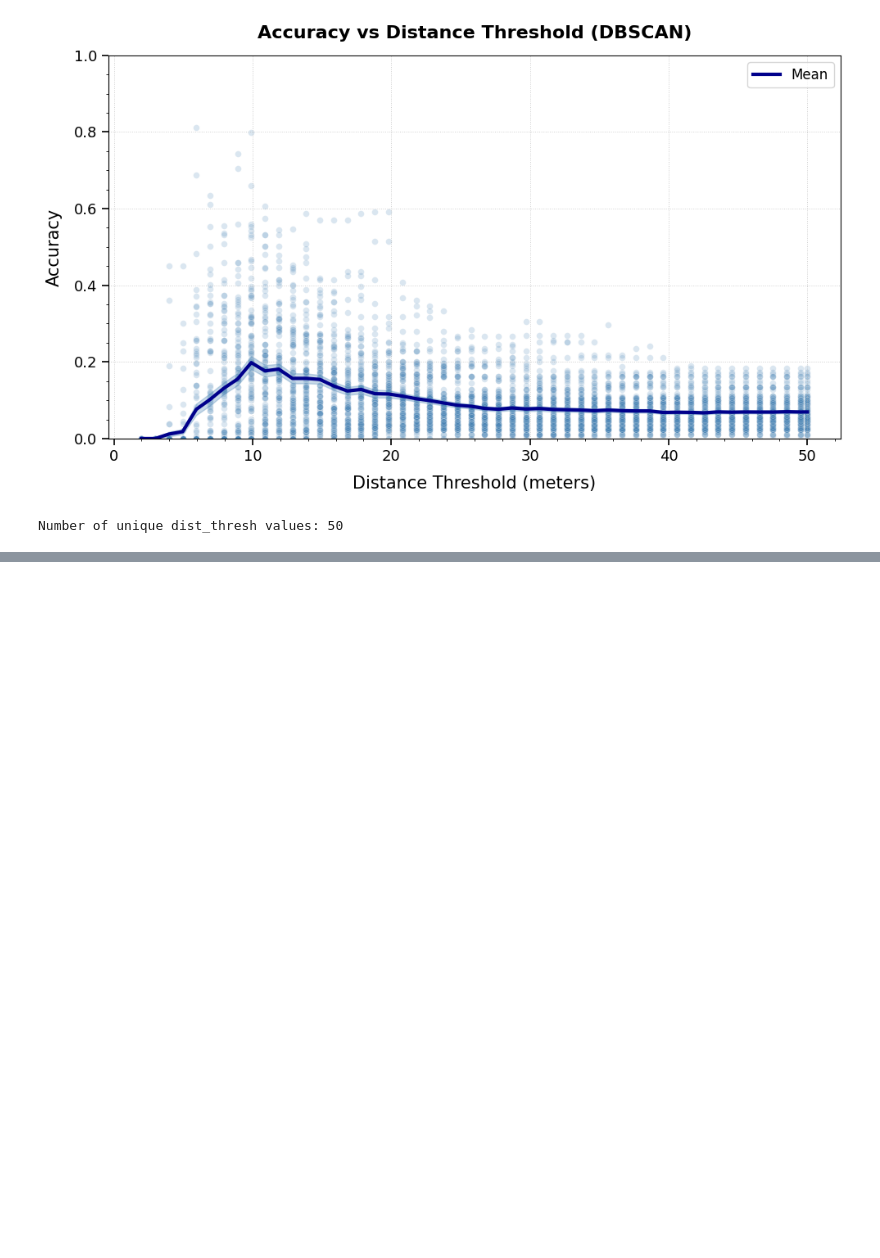
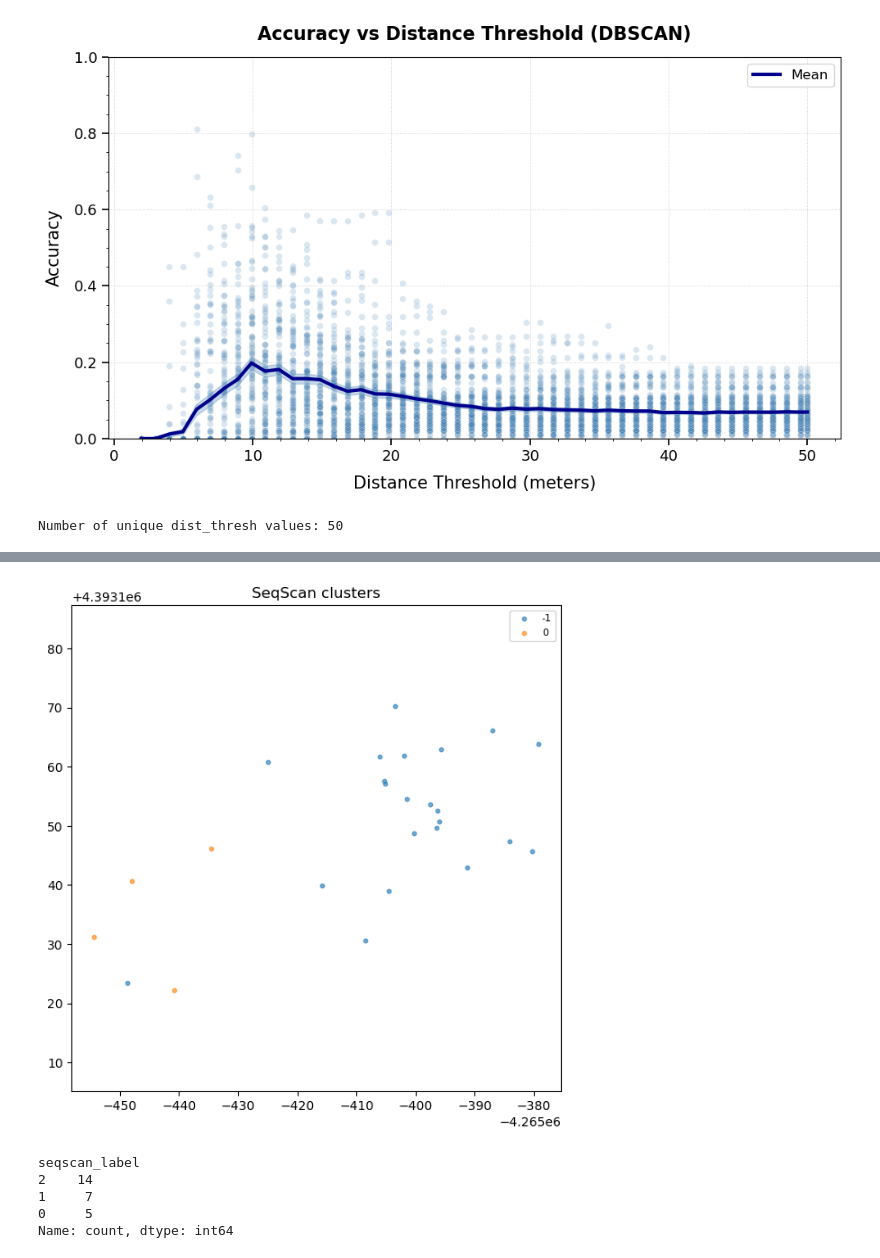
Before and after one commit to Watts-Lab/nomad, a Jupyter notebook: examples/research/robustness-of-algorithms/dist_thresh_vs_acc_exp.ipynb, the cells around one changed output, grey strips where cells are left out. Drawn from its saved outputs; the diff is of its cells as text; code cells hidden in the pictures; blank space fills up the shorter version.

```diff
--- a/examples/research/robustness-of-algorithms/dist_thresh_vs_acc_exp.ipynb
+++ b/examples/research/robustness-of-algorithms/dist_thresh_vs_acc_exp.ipynb
@@ -140,0 +343,10 @@ Number of unique dist_thresh values: 50
+# %%
+# Example: run on one user (the one you were inspecting)
+sw = seqscan(
+    sparse_df,
+    user_id="admiring_mestorf",
+    eps=25,          # try 10, 25, 40 based on your earlier sweep
+    min_samples=3
+)
+
+sw["sw_label"].value_counts().head(10), sw.head()
@@ -140,0 +371,16 @@ Number of unique dist_thresh values: 50
+# %%
+
+def plot_labels_xy(df, label_col="sw_label", title="Sliding-window labels"):
+    plt.figure(figsize=(7,7))
+    labels = df[label_col].to_numpy()
+    for lab in sorted(set(labels)):
+        sub = df[labels == lab]
+        plt.scatter(sub["x"], sub["y"], s=10, alpha=0.6, label=str(lab))
+    plt.title(title)
+    plt.legend(loc="best", fontsize=8)
+    plt.axis("equal")
+    plt.show()
+
+plot_labels_xy(sw, "sw_label", "SeqScan clusters")
+# %% [output]
+[figure, added]
@@ -140,0 +569,15 @@ Number of unique dist_thresh values: 50
+# %%
+seq = seqscan_simple(
+    sparse_df,
+    user_id="admiring_mestorf",
+    eps=25,
+    min_samples=3,
+    delta=30*60,   # 30 minutes of presence, in seconds (tune!)
+)
+seq["seqscan_label"].value_counts()
+# %% [output]
+seqscan_label
+2    14
+1     7
+0     5
+Name: count, dtype: int64
```
Also changed, not shown: parts of 12 cells of this notebook, 14 other files.
